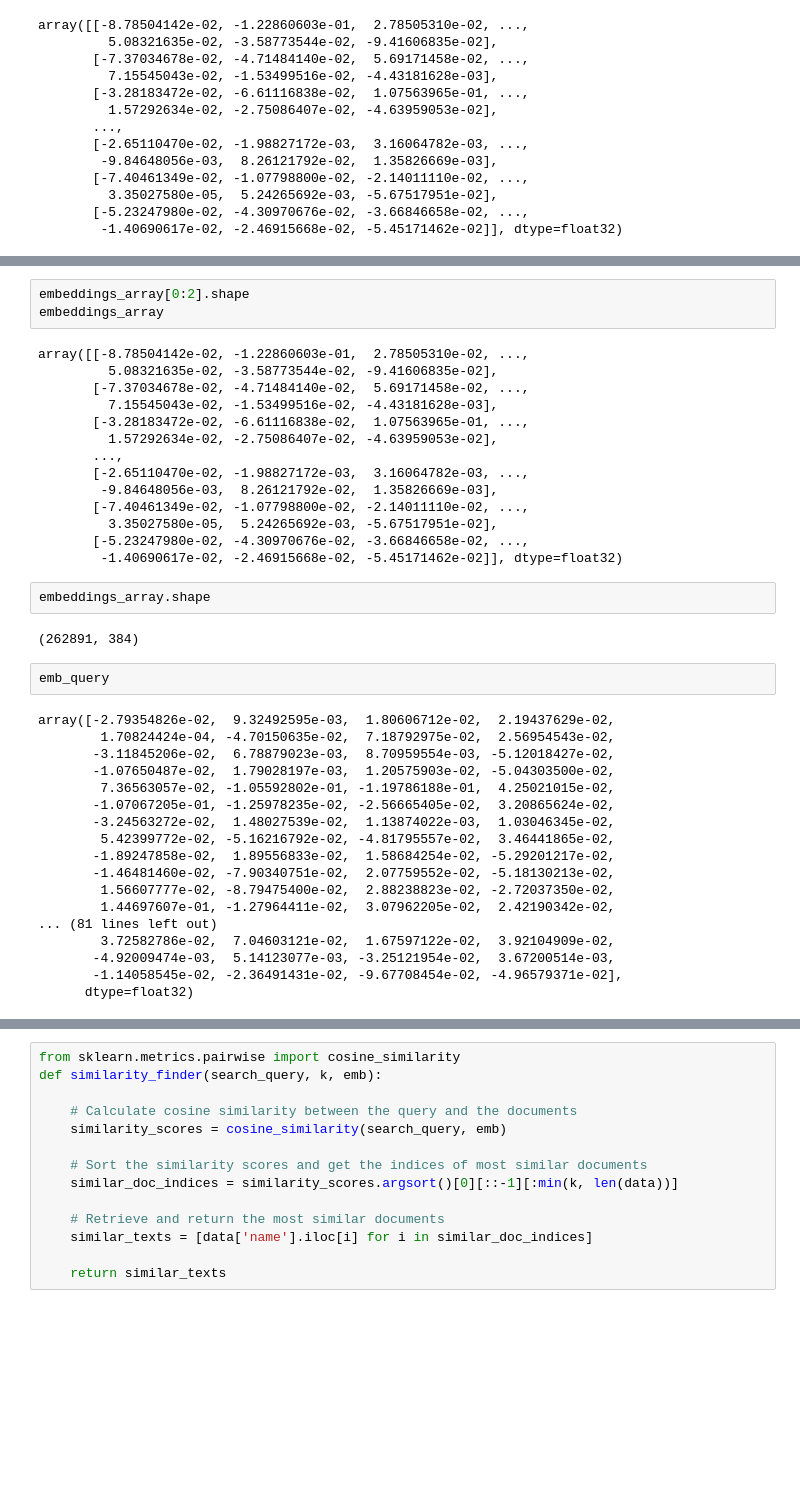
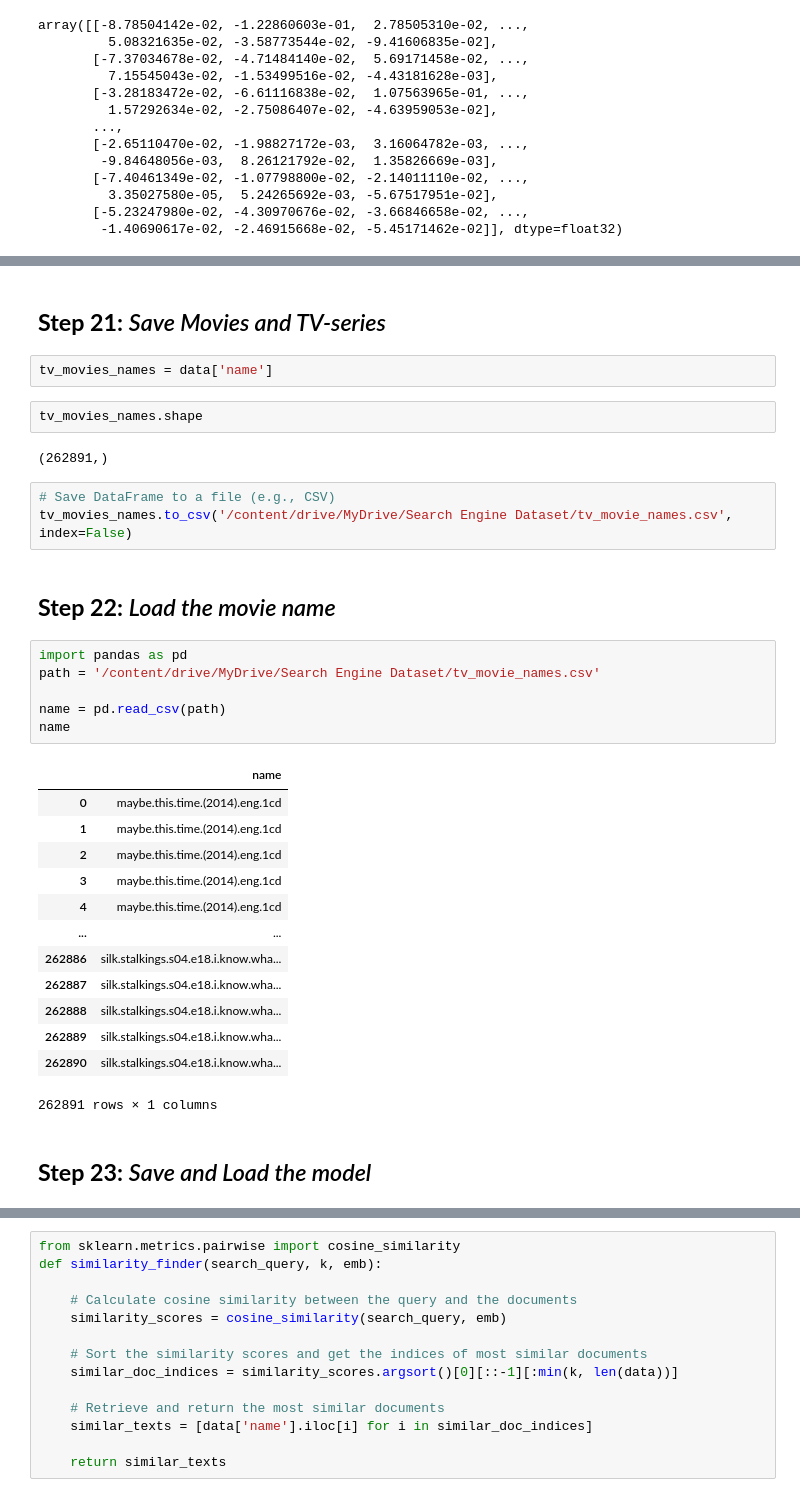
Before and after one commit to VishalDeoPrasad/Search-Engine-Project, a Jupyter notebook: new_project_notebook.ipynb, the cells around one changed output, grey strips where cells are left out. Saved outputs shown, nothing was run; the diff lists cells and outputs as text; blank space fills up the shorter version.

```diff
--- a/new_project_notebook.ipynb
+++ b/new_project_notebook.ipynb
@@ -2044,41 +2123,35 @@ array([[-8.78504142e-02, -1.22860603e-01,  2.78505310e-02, ...,
+# %% [markdown]
+## **Step 21:** *Save Movies and TV-series*
 # %%
-embeddings_array[0:2].shape
-embeddings_array
+tv_movies_names = data['name']
-# %% [output]
-array([[-8.78504142e-02, -1.22860603e-01,  2.78505310e-02, ...,
-         5.08321635e-02, -3.58773544e-02, -9.41606835e-02],
-       [-7.37034678e-02, -4.71484140e-02,  5.69171458e-02, ...,
-         7.15545043e-02, -1.53499516e-02, -4.43181628e-03],
-       [-3.28183472e-02, -6.61116838e-02,  1.07563965e-01, ...,
-         1.57292634e-02, -2.75086407e-02, -4.63959053e-02],
-       ...,
-       [-2.65110470e-02, -1.98827172e-03,  3.16064782e-03, ...,
-        -9.84648056e-03,  8.26121792e-02,  1.35826669e-03],
-       [-7.40461349e-02, -1.07798800e-02, -2.14011110e-02, ...,
-         3.35027580e-05,  5.24265692e-03, -5.67517951e-02],
-       [-5.23247980e-02, -4.30970676e-02, -3.66846658e-02, ...,
-        -1.40690617e-02, -2.46915668e-02, -5.45171462e-02]], dtype=float32)
 # %%
-embeddings_array.shape
+tv_movies_names.shape
 # %% [output]
-(262891, 384)
+(262891,)
+# %%
+# Save DataFrame to a file (e.g., CSV)
+tv_movies_names.to_csv('/content/drive/MyDrive/Search Engine Dataset/tv_movie_names.csv', index=False)
+# %% [markdown]
+## **Step 22:** *Load the movie name*
 # %%
-emb_query
+import pandas as pd
+path = '/content/drive/MyDrive/Search Engine Dataset/tv_movie_names.csv'
+
+name = pd.read_csv(path)
+name
 # %% [output]
+|  | name |
+| 0 | maybe.this.time.(2014).eng.1cd |
+| 1 | maybe.this.time.(2014).eng.1cd |
+| 2 | maybe.this.time.(2014).eng.1cd |
+| 3 | maybe.this.time.(2014).eng.1cd |
+| 4 | maybe.this.time.(2014).eng.1cd |
+| ... | ... |
+| 262886 | silk.stalkings.s04.e18.i.know.wha... |
+| 262887 | silk.stalkings.s04.e18.i.know.wha... |
+| 262888 | silk.stalkings.s04.e18.i.know.wha... |
+| 262889 | silk.stalkings.s04.e18.i.know.wha... |
+| 262890 | silk.stalkings.s04.e18.i.know.wha... |
-array([-2.79354826e-02,  9.32492595e-03,  1.80606712e-02,  2.19437629e-02,
-        1.70824424e-04, -4.70150635e-02,  7.18792975e-02,  2.56954543e-02,
-       -3.11845206e-02,  6.78879023e-03,  8.70959554e-03, -5.12018427e-02,
-       -1.07650487e-02,  1.79028197e-03,  1.20575903e-02, -5.04303500e-02,
-        7.36563057e-02, -1.05592802e-01, -1.19786188e-01,  4.25021015e-02,
-       -1.07067205e-01, -1.25978235e-02, -2.56665405e-02,  3.20865624e-02,
-       -3.24563272e-02,  1.48027539e-02,  1.13874022e-03,  1.03046345e-02,
-        5.42399772e-02, -5.16216792e-02, -4.81795557e-02,  3.46441865e-02,
-       -1.89247858e-02,  1.89556833e-02,  1.58684254e-02, -5.29201217e-02,
-       -1.46481460e-02, -7.90340751e-02,  2.07759552e-02, -5.18130213e-02,
-        1.56607777e-02, -8.79475400e-02,  2.88238823e-02, -2.72037350e-02,
-        1.44697607e-01, -1.27964411e-02,  3.07962205e-02,  2.42190342e-02,
-... (81 lines left out)
-        3.72582786e-02,  7.04603121e-02,  1.67597122e-02,  3.92104909e-02,
-       -4.92009474e-03,  5.14123077e-03, -3.25121954e-02,  3.67200514e-03,
-       -1.14058545e-02, -2.36491431e-02, -9.67708454e-02, -4.96579371e-02],
-      dtype=float32)
+262891 rows × 1 columns
+# %% [markdown]
+## **Step 23:** *Save and Load the model*
```
Also changed, not shown: parts of 27 cells of this notebook, 5 other files.
